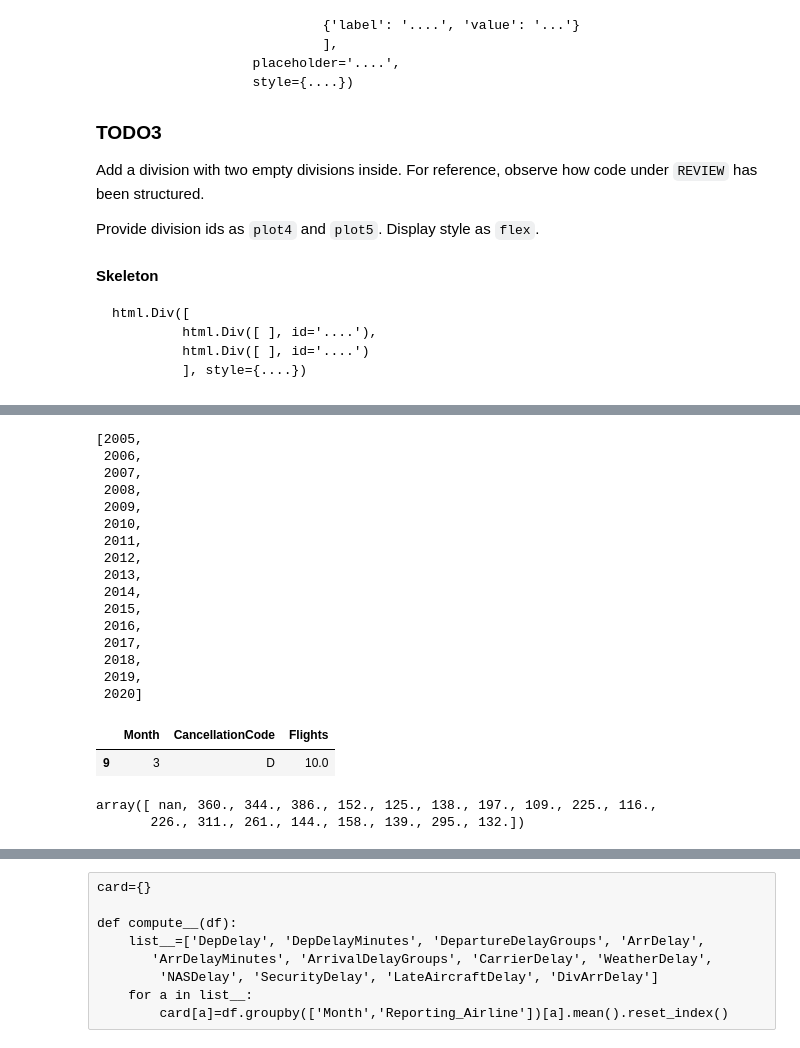
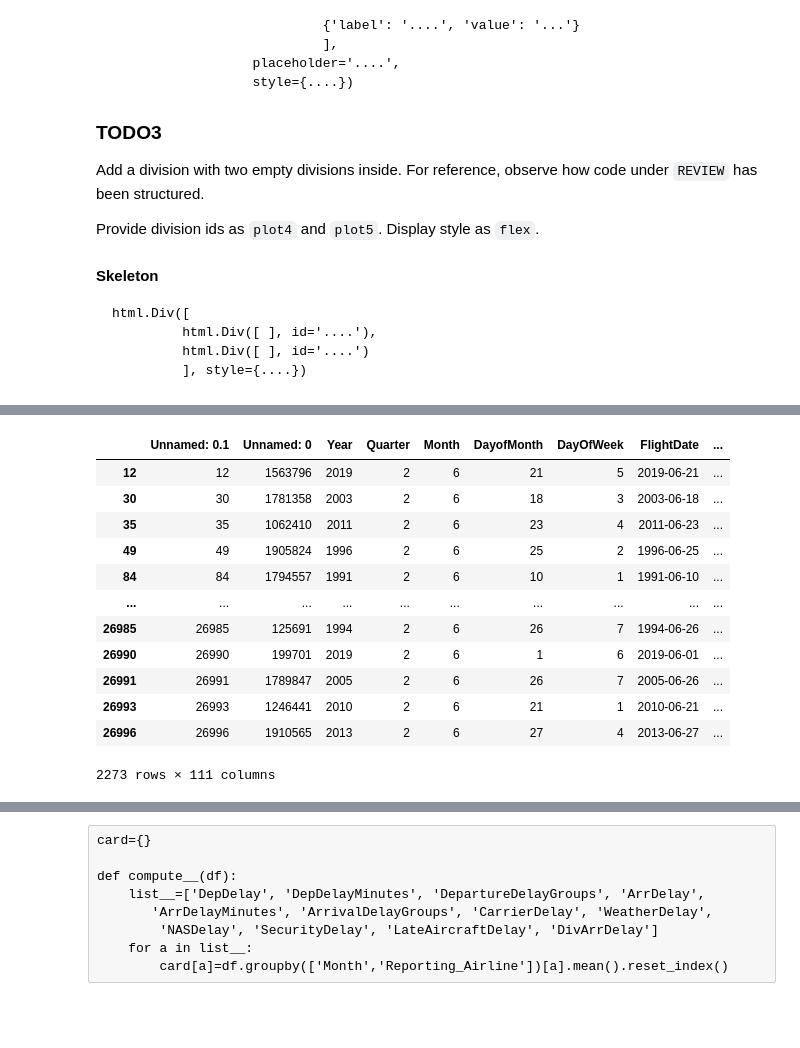
Before and after one commit to imabiodun/Coursera, a Jupyter notebook: airline_plane_delay_in_USA.ipynb, the cells around one changed output, grey strips where cells are left out. Cells and saved outputs as stored; diff of their text form; code cells hidden in the pictures; blank space fills up the shorter version.

```diff
--- a/airline_plane_delay_in_USA.ipynb
+++ b/airline_plane_delay_in_USA.ipynb
@@ -295,30 +303,23 @@ Index(['DepDelay', 'DepDelayMinutes', 'DepartureDelayGroups', 'ArrDelay',
 # %%
 # List of years
-year_list = [i for i in range(2005, 2021, 1)]
-year_list
+year_list = [i for i in range(airline_data['Year'].min(),airline_data['Year'].max())]
+# year_list
-# %% [output]
-[2005,
- 2006,
- 2007,
- 2008,
- 2009,
- 2010,
- 2011,
- 2012,
- 2013,
- 2014,
- 2015,
- 2016,
- 2017,
- 2018,
- 2019,
- 2020]
-# %%
-# airline_data.groupby(['Year','Month'])['Flights'].mean().reset_index()
-bar_data[bar_data['CancellationCode']=='D']
-# %% [output]
-|  | Month | CancellationCode | Flights |
-| 9 | 3 | D | 10.0 |
+# %%
+airline_data[airline_data['Month']==6]
+# %% [output]
+|  | Unnamed: 0.1 | Unnamed: 0 | Year | Quarter | Month | DayofMonth | DayOfWeek | FlightDate | ... |
+| 12 | 12 | 1563796 | 2019 | 2 | 6 | 21 | 5 | 2019-06-21 | ... |
+| 30 | 30 | 1781358 | 2003 | 2 | 6 | 18 | 3 | 2003-06-18 | ... |
+| 35 | 35 | 1062410 | 2011 | 2 | 6 | 23 | 4 | 2011-06-23 | ... |
+| 49 | 49 | 1905824 | 1996 | 2 | 6 | 25 | 2 | 1996-06-25 | ... |
+| 84 | 84 | 1794557 | 1991 | 2 | 6 | 10 | 1 | 1991-06-10 | ... |
+| ... | ... | ... | ... | ... | ... | ... | ... | ... | ... |
+| 26985 | 26985 | 125691 | 1994 | 2 | 6 | 26 | 7 | 1994-06-26 | ... |
+| 26990 | 26990 | 199701 | 2019 | 2 | 6 | 1 | 6 | 2019-06-01 | ... |
+| 26991 | 26991 | 1789847 | 2005 | 2 | 6 | 26 | 7 | 2005-06-26 | ... |
+| 26993 | 26993 | 1246441 | 2010 | 2 | 6 | 21 | 1 | 2010-06-21 | ... |
+| 26996 | 26996 | 1910565 | 2013 | 2 | 6 | 27 | 4 | 2013-06-27 | ... |
+2273 rows × 111 columns
 # %%
 
 
@@ -346,8 +347,3 @@ def compute_data_choice_1(df):
     # Destination state count
     tree_data = df.groupby(['DestState', 'Reporting_Airline'])['Flights'].sum().reset_index()
     return bar_data, line_data, div_data, map_data, tree_data
-# %%
-airline_data['DivArrDelay'].unique()
-# %% [output]
-array([ nan, 360., 344., 386., 152., 125., 138., 197., 109., 225., 116.,
-       226., 311., 261., 144., 158., 139., 295., 132.])
```
Also changed, not shown: parts of 8 cells of this notebook.
